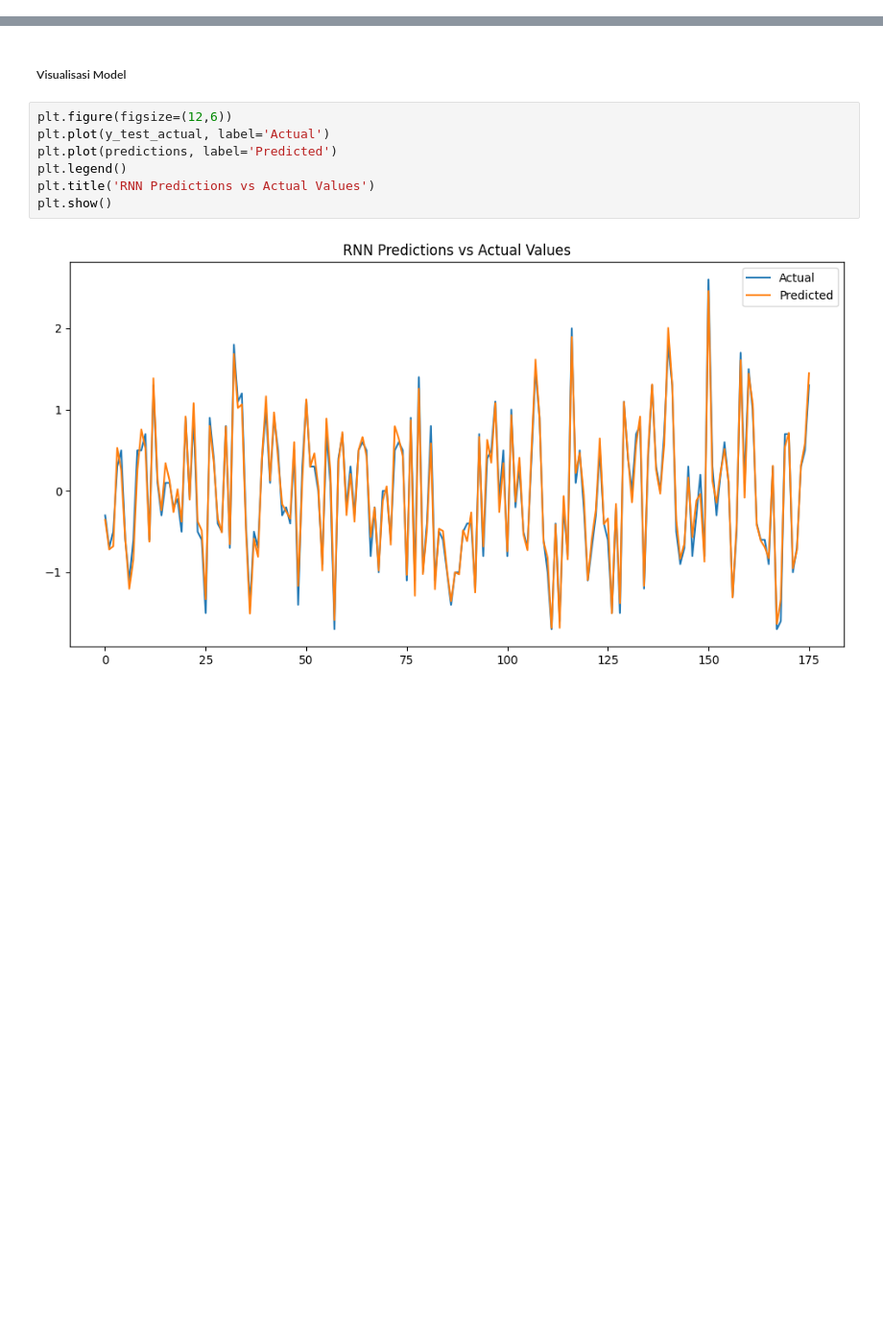
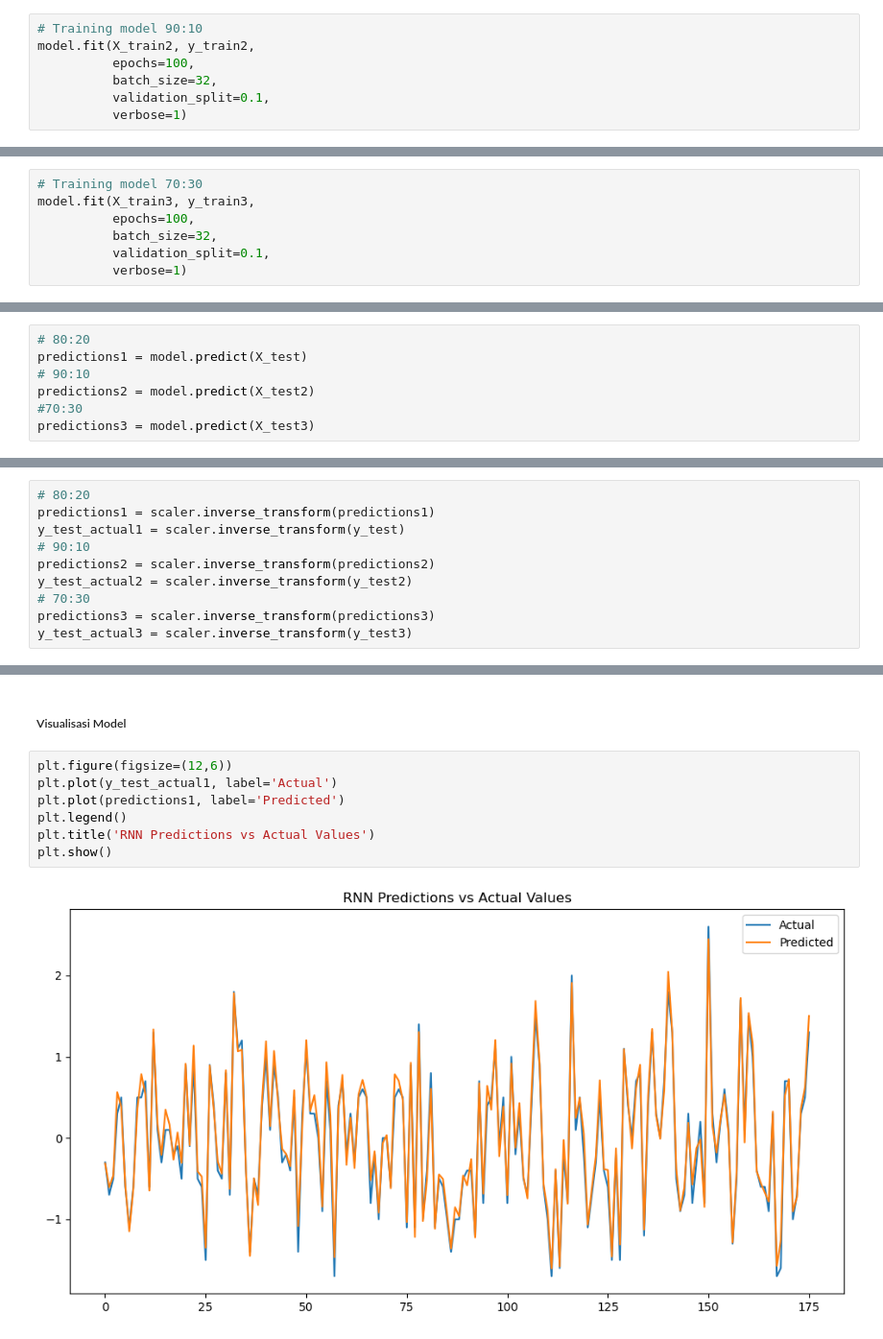
Before and after one commit to IndrianaHw/TASTASTAS, a Jupyter notebook: Eak1.ipynb, the cells around one changed output, grey strips where cells are left out. Shown at 96% size. Drawn from its saved outputs; the diff is of its cells as text; blank space fills up the shorter version.

```diff
--- a/Eak1.ipynb
+++ b/Eak1.ipynb
@@ -154,0 +137,7 @@ Test Loss: 0.0006404155865311623
+# %%
+# Training model 90:10
+model.fit(X_train2, y_train2,
+          epochs=100,
+          batch_size=32,
+          validation_split=0.1,
+          verbose=1)
@@ -154,0 +163,7 @@ Test Loss: 0.0006404155865311623
+# %%
+# Training model 70:30
+model.fit(X_train3, y_train3,
+          epochs=100,
+          batch_size=32,
+          validation_split=0.1,
+          verbose=1)
@@ -168,0 +226,7 @@ R-squared: 0.9804815301366865
+# %%
+# 80:20
+predictions1 = model.predict(X_test)
+# 90:10
+predictions2 = model.predict(X_test2)
+#70:30
+predictions3 = model.predict(X_test3)
@@ -168,0 +237,10 @@ R-squared: 0.9804815301366865
+# %%
+# 80:20
+predictions1 = scaler.inverse_transform(predictions1)
+y_test_actual1 = scaler.inverse_transform(y_test)
+# 90:10
+predictions2 = scaler.inverse_transform(predictions2)
+y_test_actual2 = scaler.inverse_transform(y_test2)
+# 70:30
+predictions3 = scaler.inverse_transform(predictions3)
+y_test_actual3 = scaler.inverse_transform(y_test3)
@@ -170,10 +261,10 @@ R-squared: 0.9804815301366865
 ##### Visualisasi Model
 # %%
 plt.figure(figsize=(12,6))
-plt.plot(y_test_actual, label='Actual')
-plt.plot(predictions, label='Predicted')
+plt.plot(y_test_actual1, label='Actual')
+plt.plot(predictions1, label='Predicted')
 plt.legend()
 plt.title('RNN Predictions vs Actual Values')
 plt.show()
 # %% [output]
-[figure, old version]
+[figure, new version]
```
Also changed, not shown: parts of 26 cells of this notebook.
